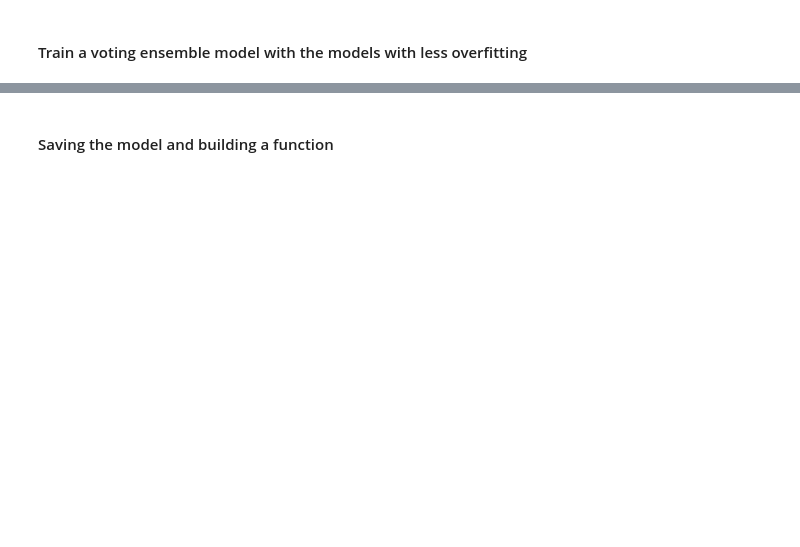
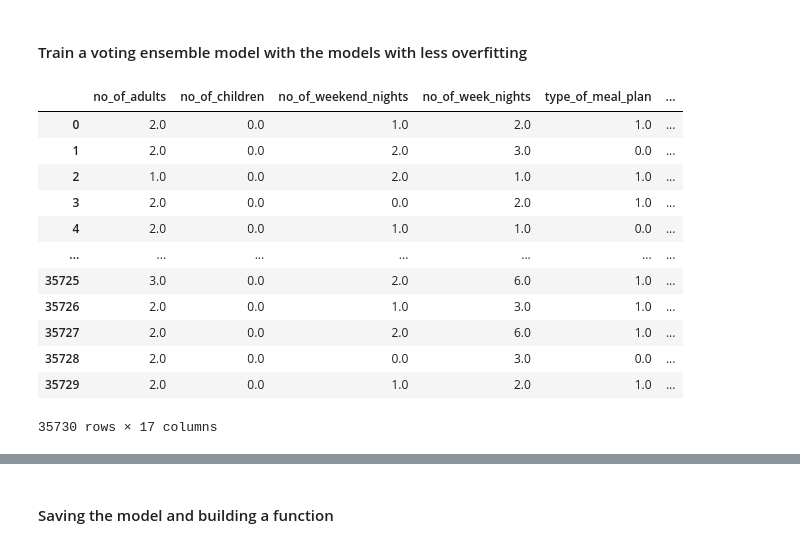
Before and after one commit to GabrielRenno/ddb_final_project, a Jupyter notebook: Modeling.ipynb, the cells around one changed output, grey strips where cells are left out. Cells and saved outputs as stored; diff of their text form; code cells hidden in the pictures; blank space fills up the shorter version.

```diff
--- a/Modeling.ipynb
+++ b/Modeling.ipynb
@@ -158,5 +165,21 @@ accuracy_df.sort_values(by='Difference', ascending=False)
 # %% [markdown]
 #### Train a voting ensemble model with the models with less overfitting
+# %%
+X
+# %% [output]
+|  | no_of_adults | no_of_children | no_of_weekend_nights | no_of_week_nights | type_of_meal_plan | ... |
+| 0 | 2.0 | 0.0 | 1.0 | 2.0 | 1.0 | ... |
+| 1 | 2.0 | 0.0 | 2.0 | 3.0 | 0.0 | ... |
+| 2 | 1.0 | 0.0 | 2.0 | 1.0 | 1.0 | ... |
+| 3 | 2.0 | 0.0 | 0.0 | 2.0 | 1.0 | ... |
+| 4 | 2.0 | 0.0 | 1.0 | 1.0 | 0.0 | ... |
+| ... | ... | ... | ... | ... | ... | ... |
+| 35725 | 3.0 | 0.0 | 2.0 | 6.0 | 1.0 | ... |
+| 35726 | 2.0 | 0.0 | 1.0 | 3.0 | 1.0 | ... |
+| 35727 | 2.0 | 0.0 | 2.0 | 6.0 | 1.0 | ... |
+| 35728 | 2.0 | 0.0 | 0.0 | 3.0 | 0.0 | ... |
+| 35729 | 2.0 | 0.0 | 1.0 | 2.0 | 1.0 | ... |
+35730 rows × 17 columns
 # %%
 from sklearn.ensemble import VotingClassifier
 from sklearn.datasets import load_iris
```
Also changed, not shown: parts of 9 cells of this notebook, 2 other files.
